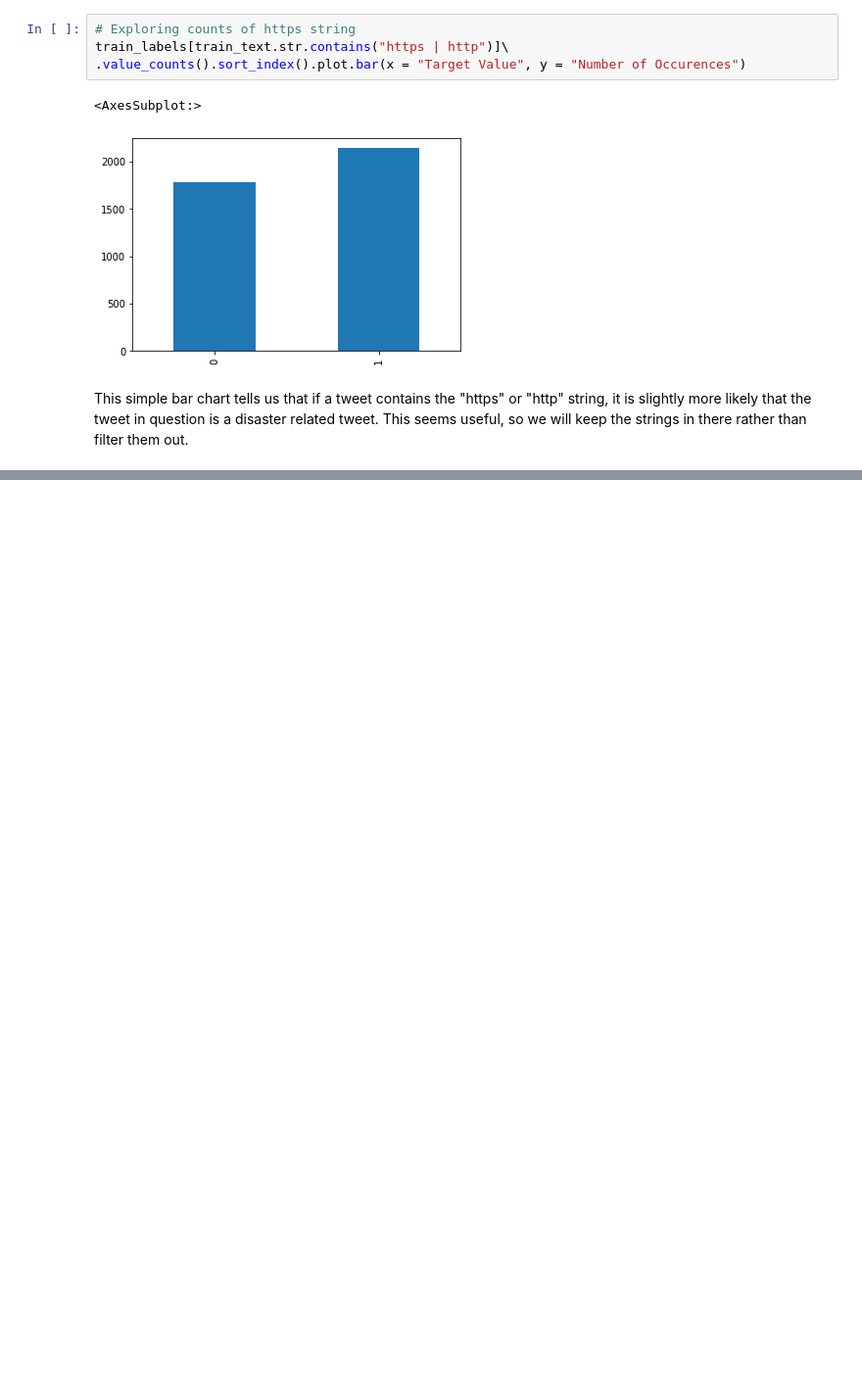
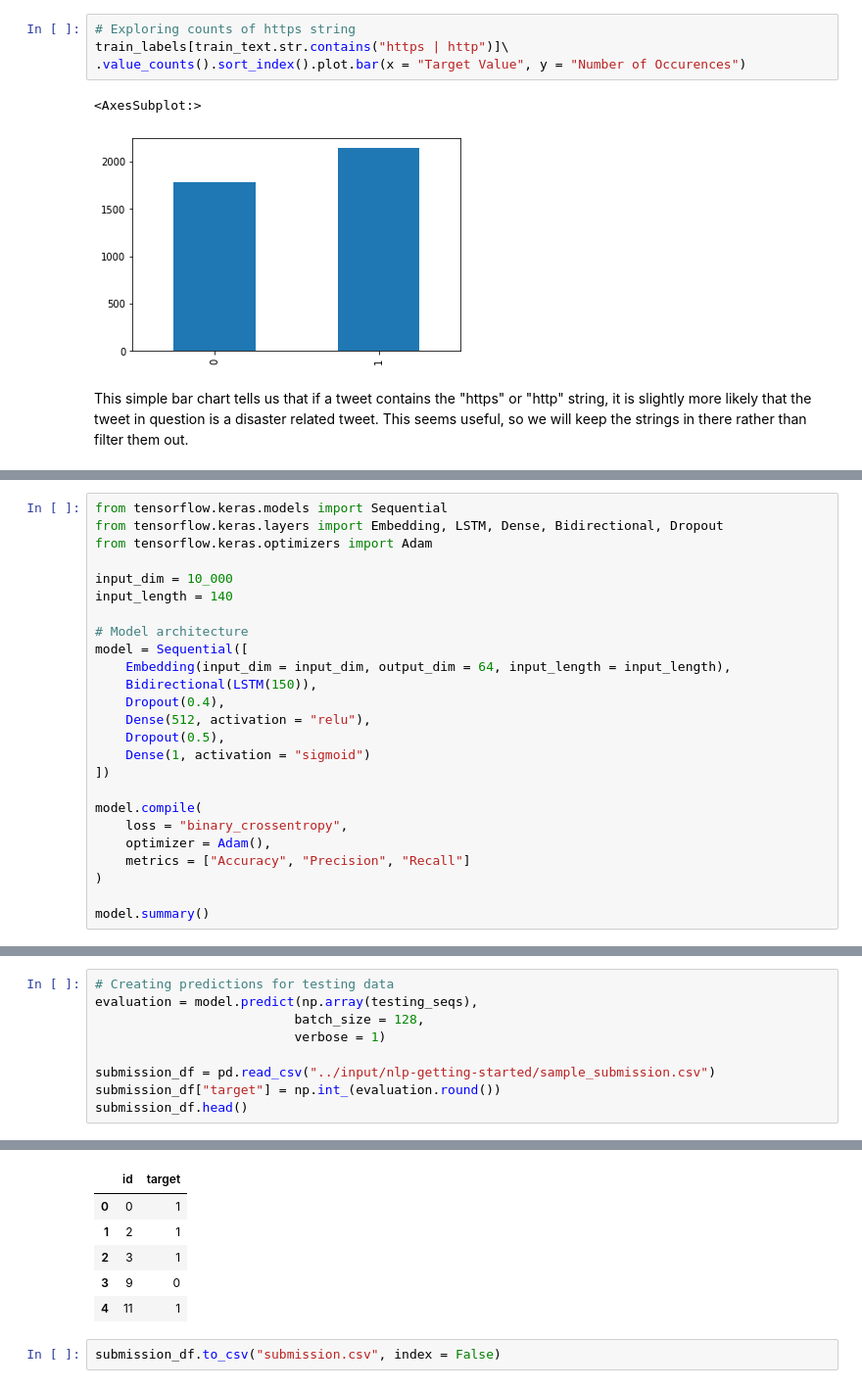
Before and after one commit to col-ms/kaggle, a Jupyter notebook: natural-language-processing-with-tensorflow.ipynb, the cells around one changed output, grey strips where cells are left out. Shown at 98% size. Drawn from its saved outputs; the diff is of its cells as text; blank space fills up the shorter version.

```diff
--- a/natural-language-processing-with-tensorflow.ipynb
+++ b/natural-language-processing-with-tensorflow.ipynb
@@ -153,0 +213,25 @@ This simple bar chart tells us that if a tweet contains the "https" or "http" st
+# %%
+from tensorflow.keras.models import Sequential
+from tensorflow.keras.layers import Embedding, LSTM, Dense, Bidirectional, Dropout
+from tensorflow.keras.optimizers import Adam
+
+input_dim = 10_000
+input_length = 140
+
+# Model architecture
+model = Sequential([
+    Embedding(input_dim = input_dim, output_dim = 64, input_length = input_length),
+    Bidirectional(LSTM(150)),
+    Dropout(0.4),
+    Dense(512, activation = "relu"),
+    Dropout(0.5),
+    Dense(1, activation = "sigmoid")
+])
+
+model.compile(
+    loss = "binary_crossentropy",
+    optimizer = Adam(),
+    metrics = ["Accuracy", "Precision", "Recall"]
+)
+
+model.summary()
@@ -153,0 +314,10 @@ This simple bar chart tells us that if a tweet contains the "https" or "http" st
+# %%
+# Creating predictions for testing data
+evaluation = model.predict(np.array(testing_seqs),
+                          batch_size = 128,
+                          verbose = 1)
+
+submission_df = pd.read_csv("../input/nlp-getting-started/sample_submission.csv")
+submission_df["target"] = np.int_(evaluation.round())
+submission_df.head()
+# %% [output]
@@ -153,0 +325,8 @@ This simple bar chart tells us that if a tweet contains the "https" or "http" st
+|  | id | target |
+| 0 | 0 | 1 |
+| 1 | 2 | 1 |
+| 2 | 3 | 1 |
+| 3 | 9 | 0 |
+| 4 | 11 | 1 |
+# %%
+submission_df.to_csv("submission.csv", index = False)
```
Also changed, not shown: parts of 15 cells of this notebook.
